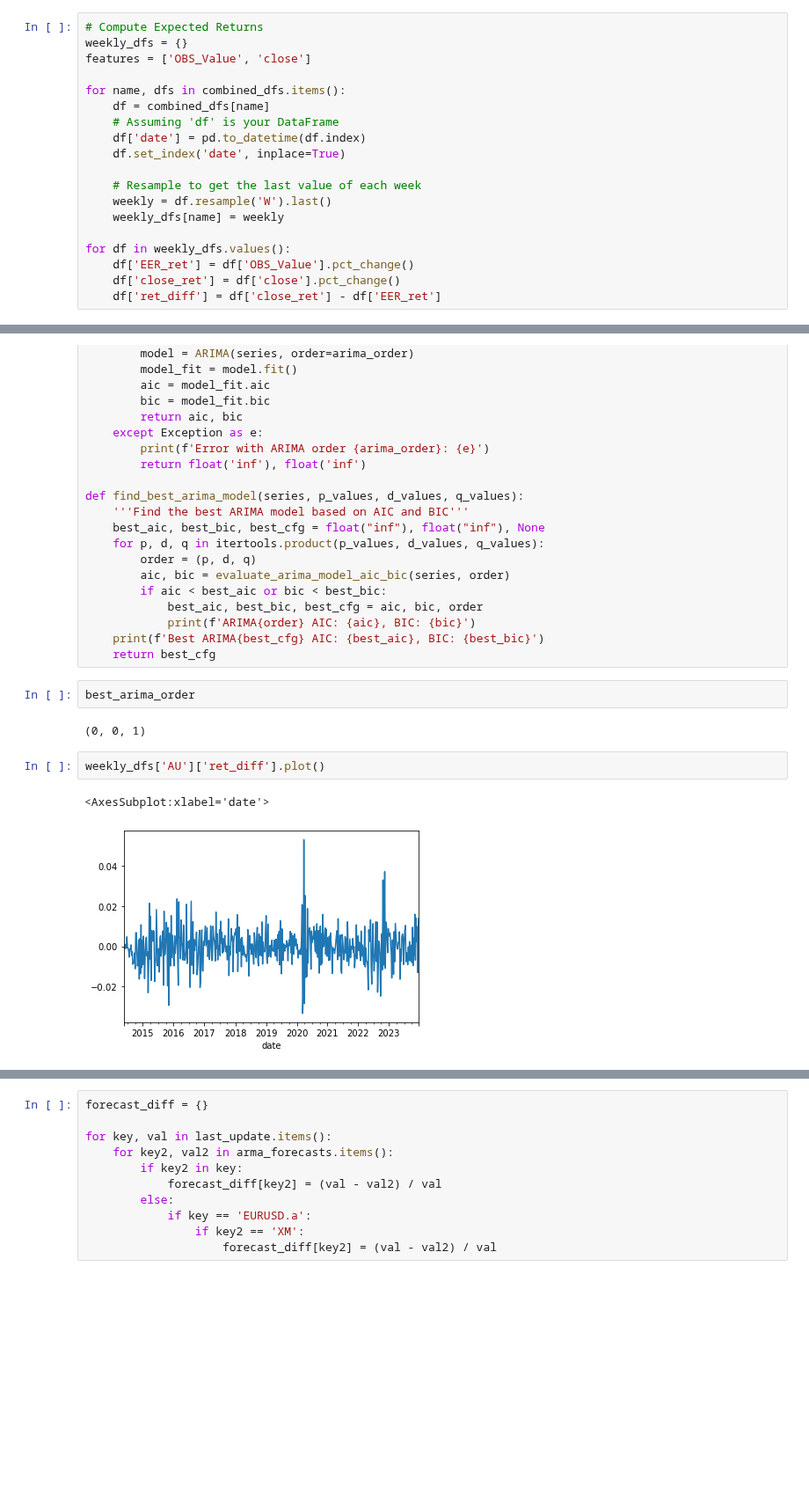
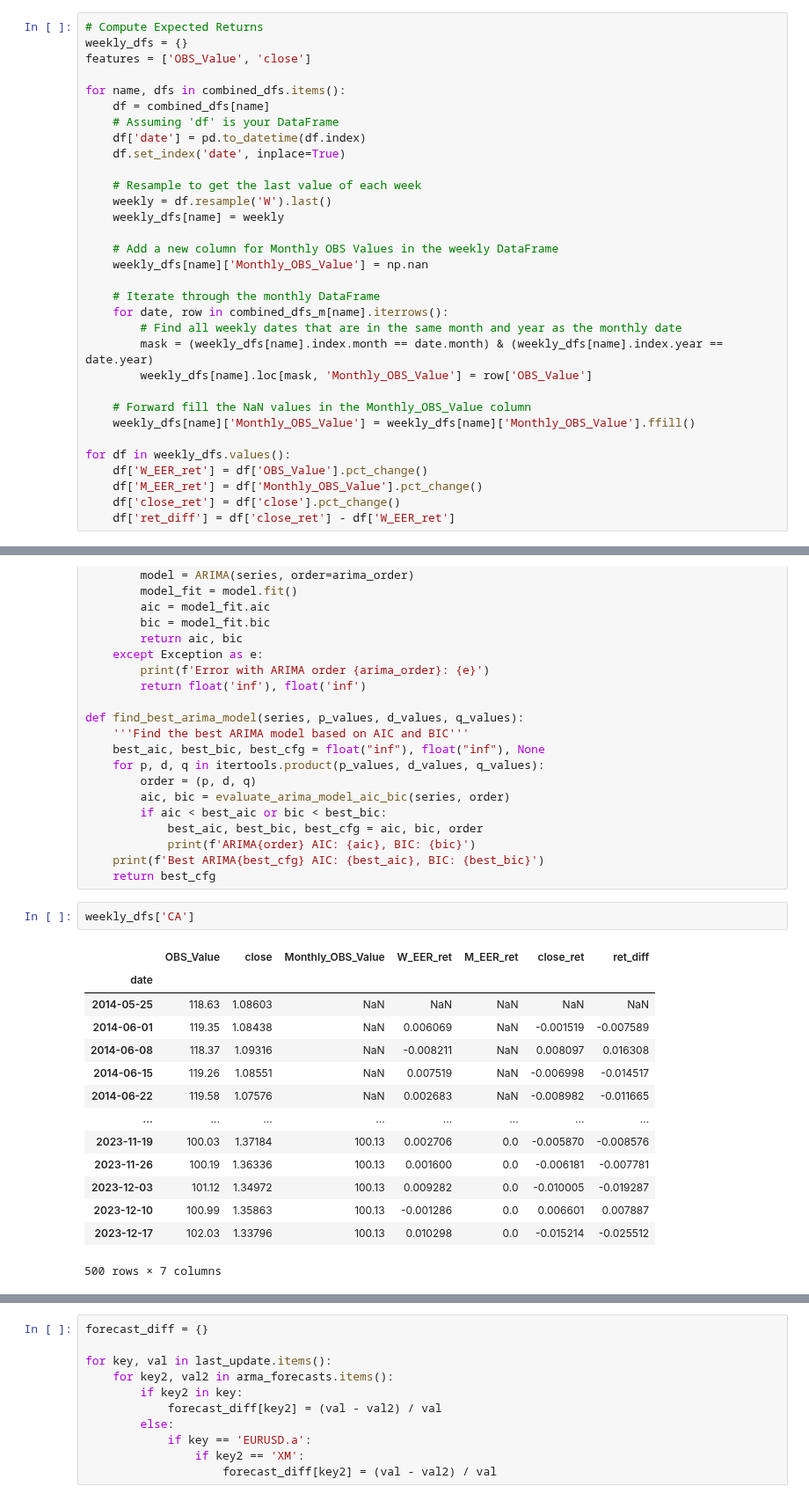
Before and after one commit to aliquid-novi/Strategies, a Jupyter notebook: lets get it/EER-Based-Mark.ipynb, the cells around one changed output, grey strips where cells are left out. Shown at 88% size. Drawn from its saved outputs; the diff is of its cells as text; blank space fills up the shorter version.

```diff
--- a/lets get it/EER-Based-Mark.ipynb
+++ b/lets get it/EER-Based-Mark.ipynb
@@ -123,10 +213,23 @@ for name, dfs in combined_dfs.items():
     weekly = df.resample('W').last()
     weekly_dfs[name] = weekly
 
+    # Add a new column for Monthly OBS Values in the weekly DataFrame
+    weekly_dfs[name]['Monthly_OBS_Value'] = np.nan
+
+    # Iterate through the monthly DataFrame
+    for date, row in combined_dfs_m[name].iterrows():
+        # Find all weekly dates that are in the same month and year as the monthly date
+        mask = (weekly_dfs[name].index.month == date.month) & (weekly_dfs[name].index.year == date.year)
+        weekly_dfs[name].loc[mask, 'Monthly_OBS_Value'] = row['OBS_Value']
+
+    # Forward fill the NaN values in the Monthly_OBS_Value column
+    weekly_dfs[name]['Monthly_OBS_Value'] = weekly_dfs[name]['Monthly_OBS_Value'].ffill()
+
 for df in weekly_dfs.values():
-    df['EER_ret'] = df['OBS_Value'].pct_change()
+    df['W_EER_ret'] = df['OBS_Value'].pct_change()
+    df['M_EER_ret'] = df['Monthly_OBS_Value'].pct_change()
     df['close_ret'] = df['close'].pct_change()
-    df['ret_diff'] = df['close_ret'] - df['EER_ret']
+    df['ret_diff'] = df['close_ret'] - df['W_EER_ret']
 # %%
 last_update = {}
 
@@ -242,12 +362,20 @@ def find_best_arima_model(series, p_values, d_values, q_values):
             print(f'ARIMA{order} AIC: {aic}, BIC: {bic}')
     print(f'Best ARIMA{best_cfg} AIC: {best_aic}, BIC: {best_bic}')
     return best_cfg
-# %%
-best_arima_order
-# %% [output]
-(0, 0, 1)
-# %%
-weekly_dfs['AU']['ret_diff'].plot()
-# %% [output]
-<AxesSubplot:xlabel='date'>
-[figure, removed]
+# %%
+weekly_dfs['CA']
+# %% [output]
+|  | OBS_Value | close | Monthly_OBS_Value | W_EER_ret | M_EER_ret | close_ret | ret_diff |
+| date |  |  |  |  |  |  |  |
+| 2014-05-25 | 118.63 | 1.08603 | NaN | NaN | NaN | NaN | NaN |
+| 2014-06-01 | 119.35 | 1.08438 | NaN | 0.006069 | NaN | -0.001519 | -0.007589 |
+| 2014-06-08 | 118.37 | 1.09316 | NaN | -0.008211 | NaN | 0.008097 | 0.016308 |
+| 2014-06-15 | 119.26 | 1.08551 | NaN | 0.007519 | NaN | -0.006998 | -0.014517 |
+| 2014-06-22 | 119.58 | 1.07576 | NaN | 0.002683 | NaN | -0.008982 | -0.011665 |
+| ... | ... | ... | ... | ... | ... | ... | ... |
+| 2023-11-19 | 100.03 | 1.37184 | 100.13 | 0.002706 | 0.0 | -0.005870 | -0.008576 |
+| 2023-11-26 | 100.19 | 1.36336 | 100.13 | 0.001600 | 0.0 | -0.006181 | -0.007781 |
+| 2023-12-03 | 101.12 | 1.34972 | 100.13 | 0.009282 | 0.0 | -0.010005 | -0.019287 |
+| 2023-12-10 | 100.99 | 1.35863 | 100.13 | -0.001286 | 0.0 | 0.006601 | 0.007887 |
+| 2023-12-17 | 102.03 | 1.33796 | 100.13 | 0.010298 | 0.0 | -0.015214 | -0.025512 |
+500 rows × 7 columns
```
Also changed, not shown: parts of 38 cells of this notebook, 11 other files.
